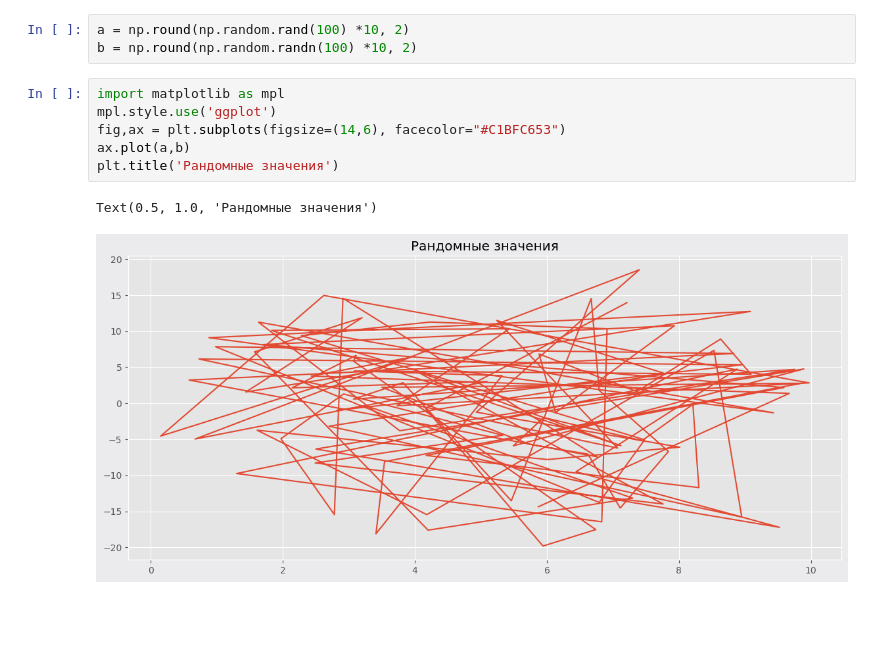
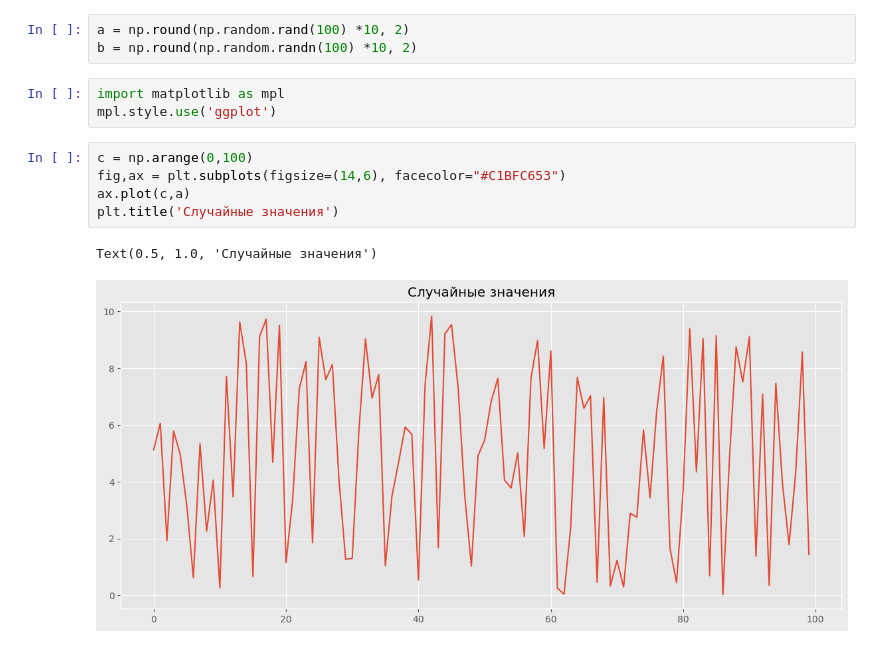
Before and after one commit to DAnyadenzel23/LevelUp-DS, a Jupyter notebook: homeworks/homework6.ipynb, the cells around one changed output. Cells and saved outputs as stored; diff of their text form; blank space fills up the shorter version.

```diff
--- a/homeworks/homework6.ipynb
+++ b/homeworks/homework6.ipynb
@@ -271,9 +295,11 @@ b = np.round(np.random.randn(100) *10, 2)
 # %%
 import matplotlib as mpl
 mpl.style.use('ggplot')
-fig,ax = plt.subplots(figsize=(14,6), facecolor="#C1BFC653")
-ax.plot(a,b)
-plt.title('Рандомные значения')
-# %% [output]
-Text(0.5, 1.0, 'Рандомные значения')
-[figure, removed]
+# %%
+c = np.arange(0,100)
+fig,ax = plt.subplots(figsize=(14,6), facecolor="#C1BFC653")
+ax.plot(c,a)
+plt.title('Случайные значения')
+# %% [output]
+Text(0.5, 1.0, 'Случайные значения')
+[figure, added]
```
Also changed, not shown: parts of 4 cells of this notebook.
